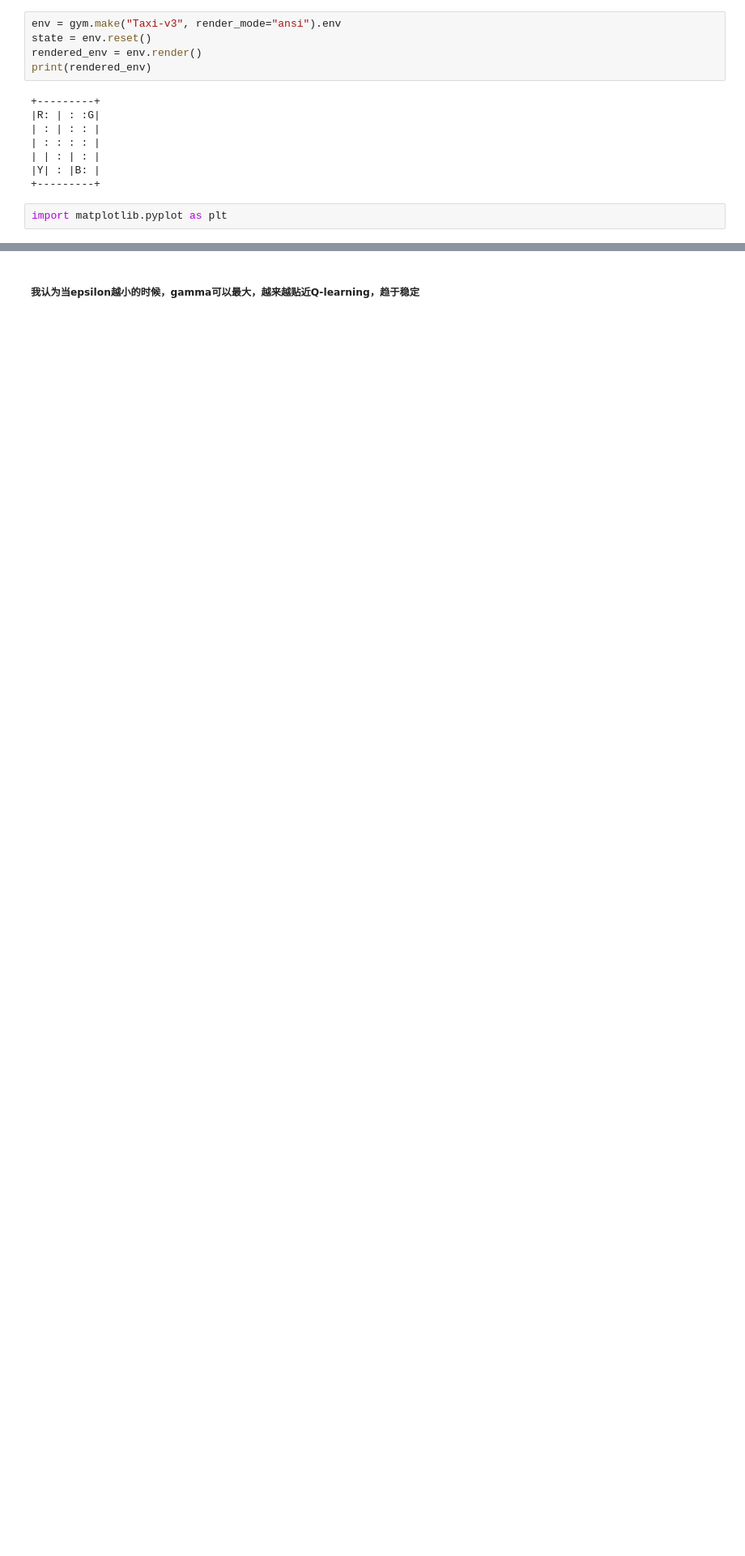
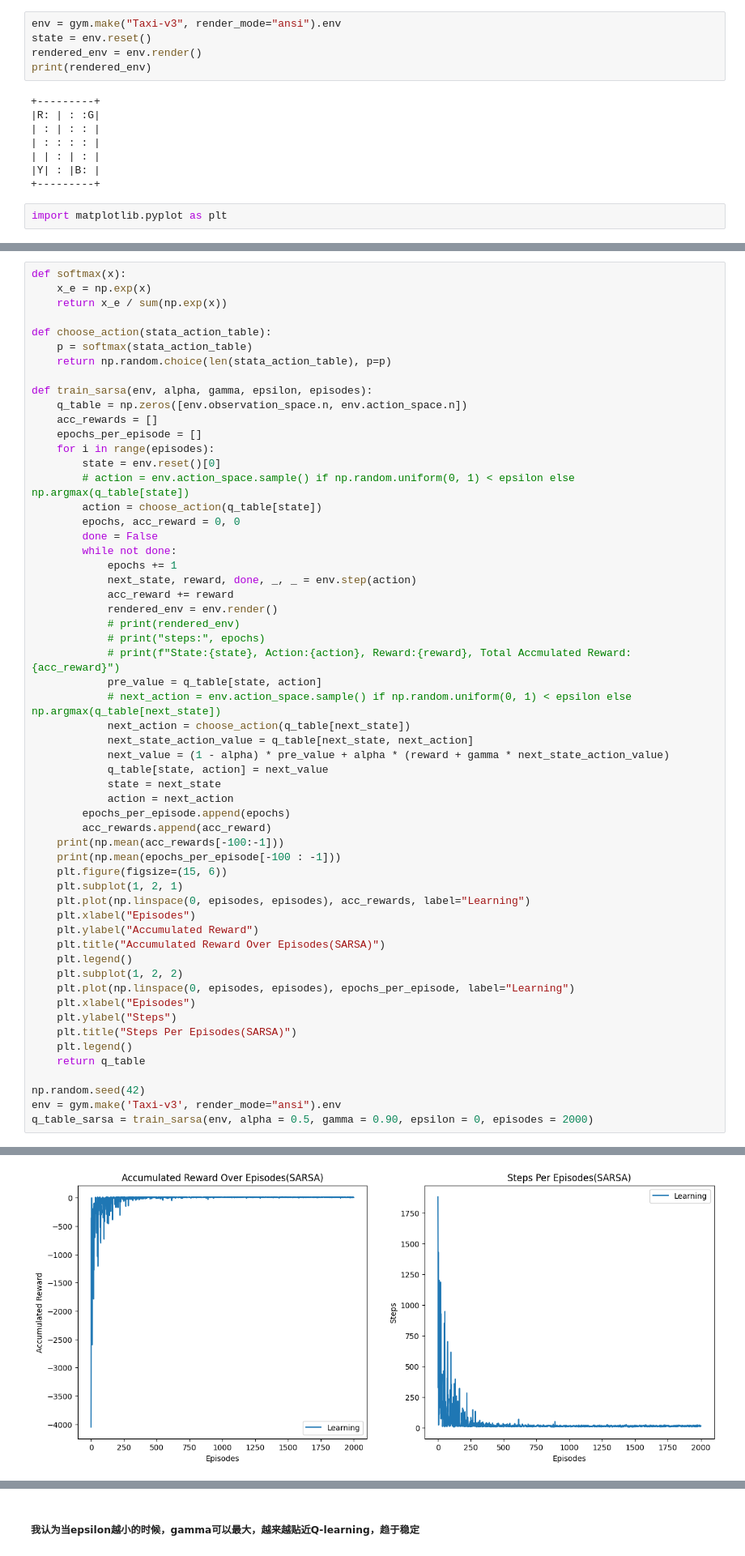
Before and after one commit to fengyan-cn/COMP9414, a Jupyter notebook: ASS2/ASS2.ipynb, the cells around one changed output, grey strips where cells are left out. Shown at 81% size. Saved outputs shown, nothing was run; the diff lists cells and outputs as text; blank space fills up the shorter version.

```diff
--- a/ASS2/ASS2.ipynb
+++ b/ASS2/ASS2.ipynb
@@ -113,0 +89,58 @@ q_table_q_learning = train_q_learning(env, alpha = 0.4, gamma = 0.8, epsilon = 0
+# %%
+def softmax(x):
+    x_e = np.exp(x)
+    return x_e / sum(np.exp(x))
+
+def choose_action(stata_action_table):
+    p = softmax(stata_action_table)
+    return np.random.choice(len(stata_action_table), p=p)
+
+def train_sarsa(env, alpha, gamma, epsilon, episodes):
+    q_table = np.zeros([env.observation_space.n, env.action_space.n])
+    acc_rewards = []
+    epochs_per_episode = []
+    for i in range(episodes):
+        state = env.reset()[0]
+        # action = env.action_space.sample() if np.random.uniform(0, 1) < epsilon else np.argmax(q_table[state])
+        action = choose_action(q_table[state])
+        epochs, acc_reward = 0, 0
+        done = False
+        while not done:
+            epochs += 1
+            next_state, reward, done, _, _ = env.step(action)
+            acc_reward += reward
+            rendered_env = env.render()
+            # print(rendered_env)
+            # print("steps:", epochs)
+            # print(f"State:{state}, Action:{action}, Reward:{reward}, Total Accmulated Reward:{acc_reward}")
+            pre_value = q_table[state, action]
+            # next_action = env.action_space.sample() if np.random.uniform(0, 1) < epsilon else np.argmax(q_table[next_state])
+            next_action = choose_action(q_table[next_state])
+            next_state_action_value = q_table[next_state, next_action]
+            next_value = (1 - alpha) * pre_value + alpha * (reward + gamma * next_state_action_value)
+            q_table[state, action] = next_value
+            state = next_state
+            action = next_action
+        epochs_per_episode.append(epochs)
+        acc_rewards.append(acc_reward)
+    print(np.mean(acc_rewards[-100:-1]))
+    print(np.mean(epochs_per_episode[-100 : -1]))
+    plt.figure(figsize=(15, 6))
+    plt.subplot(1, 2, 1)
+    plt.plot(np.linspace(0, episodes, episodes), acc_rewards, label="Learning")
+    plt.xlabel("Episodes")
+    plt.ylabel("Accumulated Reward")
+    plt.title("Accumulated Reward Over Episodes(SARSA)")
+    plt.legend()
+    plt.subplot(1, 2, 2)
+    plt.plot(np.linspace(0, episodes, episodes), epochs_per_episode, label="Learning")
+    plt.xlabel("Episodes")
+    plt.ylabel("Steps")
+    plt.title("Steps Per Episodes(SARSA)")
+    plt.legend()
+    return q_table
+
+np.random.seed(42)
+env = gym.make('Taxi-v3', render_mode="ansi").env
+q_table_sarsa = train_sarsa(env, alpha = 0.5, gamma = 0.90, epsilon = 0, episodes = 2000)
+# %% [output]
@@ -113,0 +149 @@ q_table_q_learning = train_q_learning(env, alpha = 0.4, gamma = 0.8, epsilon = 0
+[figure, added]
```
Also changed, not shown: parts of 10 cells of this notebook, 4 other files.
